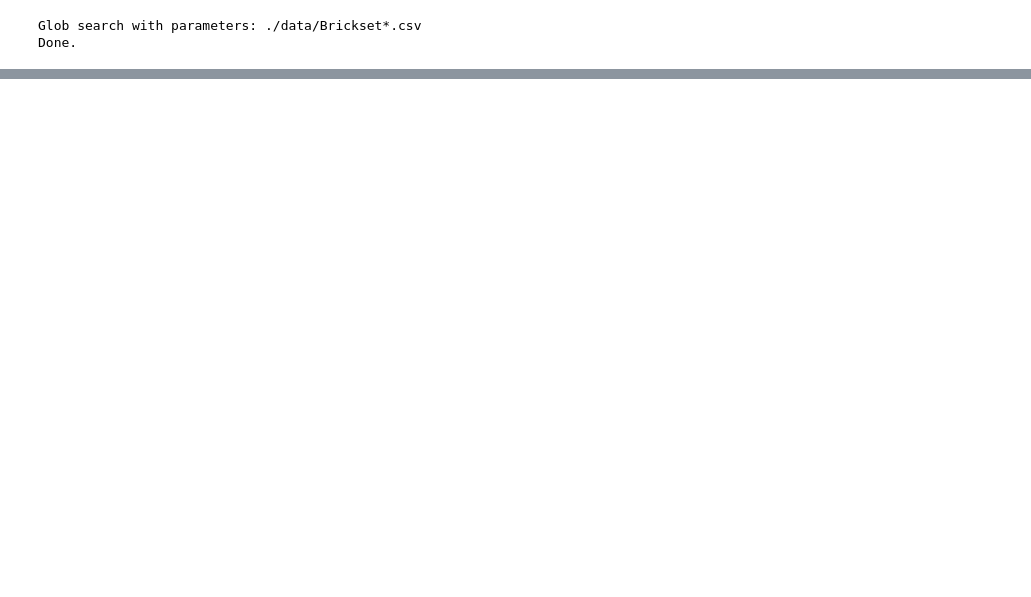
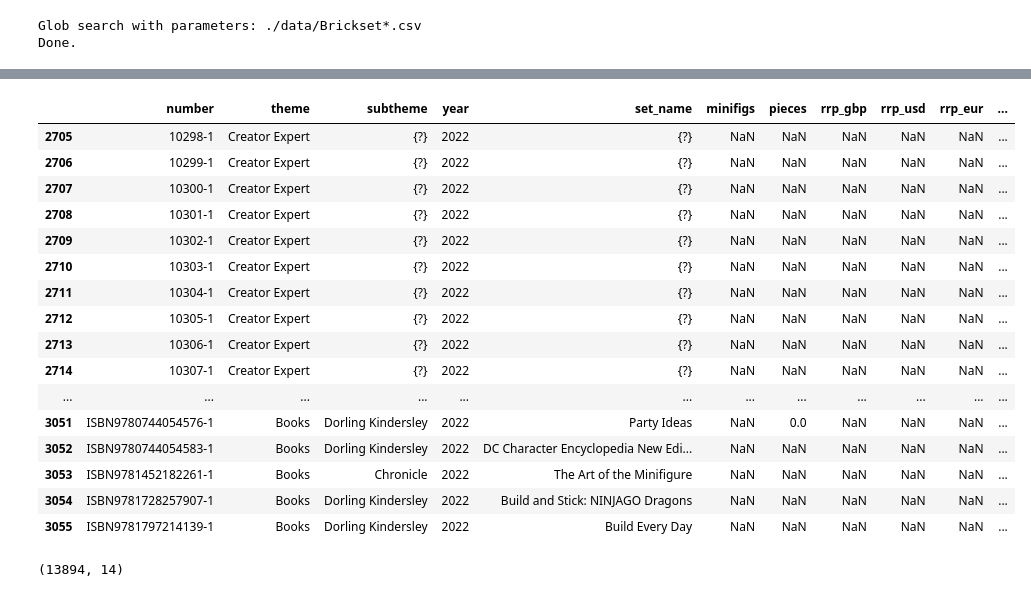
Before and after one commit to michaeltosic/lego-analysis, a Jupyter notebook: lego-analysis.ipynb, the cells around one changed output, grey strips where cells are left out. Drawn from its saved outputs; the diff is of its cells as text; code cells hidden in the pictures; blank space fills up the shorter version.

```diff
--- a/lego-analysis.ipynb
+++ b/lego-analysis.ipynb
@@ -14,6 +41,9 @@ import matplotlib.pyplot as plt
 import seaborn as sns
 import plotly.express as px
 #pd.options.display.float_format = '{:,.2f}'.format
+pd.set_option('display.max_rows', 100)
+#pd.set_option('display.max_rows', None)
+
 
 # import necessary libraries for batch import csv:
 import os
@@ -58,7 +88,7 @@ Glob search with parameters: ./data/Brickset*.csv
 Done.
 # %%
 #Droping unnessecary columns:
-df.drop(['Qty owned', 'RRP (GBP)','UPC','RRP (EUR)','Qty owned new',
+df.drop(['Qty owned','UPC','Qty owned new',
          'Qty owned used', 'EAN','Priority','Wanted', 'Height', 'Depth', 'Weight', 'Width',
          'Notes','Qty wanted','RRP (CAD)','Flag 1 not used', 'Flag 2 not used', 'Flag 3 not used',
          'Flag 4 not used', 'Flag 5 not used', 'Flag 6 not used','Flag 7 not used', 'Flag 8 not used'], axis=1, inplace=True)
@@ -83,7 +99,3 @@ df.rename(columns={'set':'set_name','rrp_usd': 'price_usd', 'value_new_usd': 'va
-# %%
-#Parse dates
-df['launch_date'] = pd.to_datetime(df['launch_date'])
-df['exit_date'] = pd.to_datetime(df['exit_date'])
 # %%
 #checking types per column
 df.dtypes
@@ -103,0 +196,24 @@ dtype: object
+# %%
+df[(df.year == 2022) & (df.launch_date.isnull())]
+# %% [output]
+|  | number | theme | subtheme | year | set_name | minifigs | pieces | rrp_gbp | rrp_usd | rrp_eur | ... |
+| 2705 | 10298-1 | Creator Expert | {?} | 2022 | {?} | NaN | NaN | NaN | NaN | NaN | ... |
+| 2706 | 10299-1 | Creator Expert | {?} | 2022 | {?} | NaN | NaN | NaN | NaN | NaN | ... |
+| 2707 | 10300-1 | Creator Expert | {?} | 2022 | {?} | NaN | NaN | NaN | NaN | NaN | ... |
+| 2708 | 10301-1 | Creator Expert | {?} | 2022 | {?} | NaN | NaN | NaN | NaN | NaN | ... |
+| 2709 | 10302-1 | Creator Expert | {?} | 2022 | {?} | NaN | NaN | NaN | NaN | NaN | ... |
+| 2710 | 10303-1 | Creator Expert | {?} | 2022 | {?} | NaN | NaN | NaN | NaN | NaN | ... |
+| 2711 | 10304-1 | Creator Expert | {?} | 2022 | {?} | NaN | NaN | NaN | NaN | NaN | ... |
+| 2712 | 10305-1 | Creator Expert | {?} | 2022 | {?} | NaN | NaN | NaN | NaN | NaN | ... |
+| 2713 | 10306-1 | Creator Expert | {?} | 2022 | {?} | NaN | NaN | NaN | NaN | NaN | ... |
+| 2714 | 10307-1 | Creator Expert | {?} | 2022 | {?} | NaN | NaN | NaN | NaN | NaN | ... |
+| ... | ... | ... | ... | ... | ... | ... | ... | ... | ... | ... | ... |
+| 3051 | ISBN9780744054576-1 | Books | Dorling Kindersley | 2022 | Party Ideas | NaN | 0.0 | NaN | NaN | NaN | ... |
+| 3052 | ISBN9780744054583-1 | Books | Dorling Kindersley | 2022 | DC Character Encyclopedia New Edi... | NaN | NaN | NaN | NaN | NaN | ... |
+| 3053 | ISBN9781452182261-1 | Books | Chronicle | 2022 | The Art of the Minifigure | NaN | NaN | NaN | NaN | NaN | ... |
+| 3054 | ISBN9781728257907-1 | Books | Dorling Kindersley | 2022 | Build and Stick: NINJAGO Dragons | NaN | NaN | NaN | NaN | NaN | ... |
+| 3055 | ISBN9781797214139-1 | Books | Dorling Kindersley | 2022 | Build Every Day | NaN | NaN | NaN | NaN | NaN | ... |
+# %%
+df.shape
+# %% [output]
+(13894, 14)
```
Also changed, not shown: parts of 27 cells of this notebook, 1 other file.
